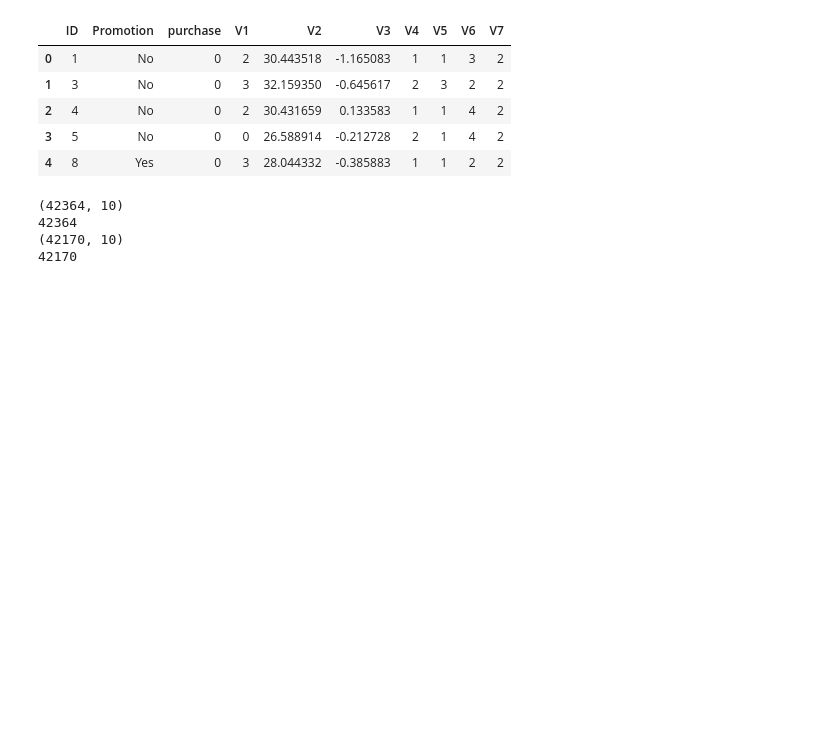
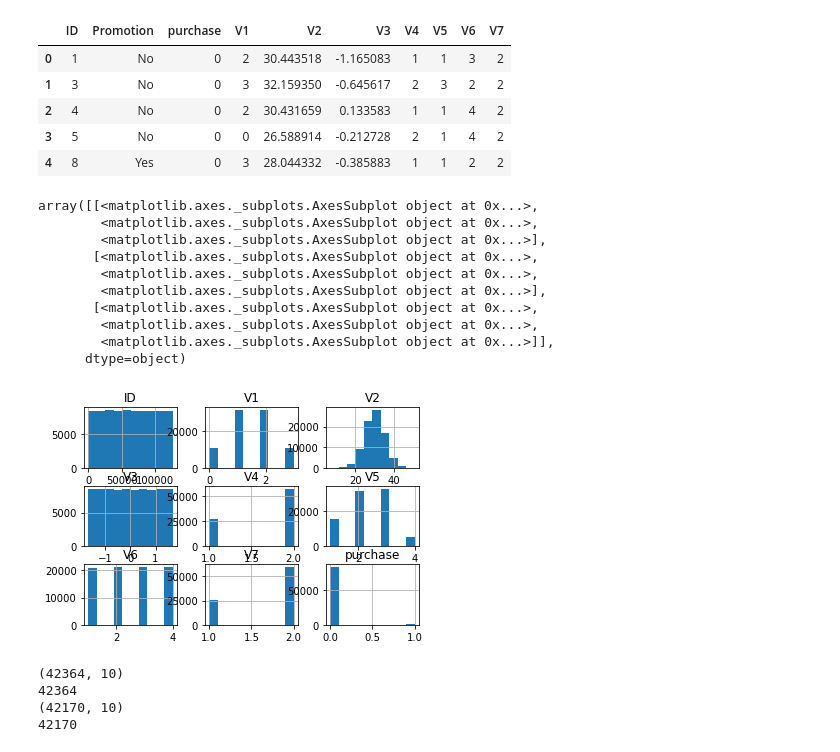
Before and after one commit to muellermax/Starbucks-promotion-experiment, a Jupyter notebook: Starbucks/Starbucks.ipynb, the cells around one changed output. Saved outputs shown, nothing was run; the diff lists cells and outputs as text; code cells hidden in the pictures; blank space fills up the shorter version.

```diff
--- a/Starbucks/Starbucks.ipynb
+++ b/Starbucks/Starbucks.ipynb
@@ -85,8 +88,19 @@ train_data.head()
 | 4 | 8 | Yes | 0 | 3 | 28.044332 | -0.385883 | 1 | 1 | 2 | 2 |
 # %%
 # First look at dataset
-#train_data.hist()
-# https://stackoverflow.com/questions/56153726/plot-k-nearest-neighbor-graph-with-8-features
+train_data.hist()
+# %% [output]
+array([[<matplotlib.axes._subplots.AxesSubplot object at 0x...>,
+        <matplotlib.axes._subplots.AxesSubplot object at 0x...>,
+        <matplotlib.axes._subplots.AxesSubplot object at 0x...>],
+       [<matplotlib.axes._subplots.AxesSubplot object at 0x...>,
+        <matplotlib.axes._subplots.AxesSubplot object at 0x...>,
+        <matplotlib.axes._subplots.AxesSubplot object at 0x...>],
+       [<matplotlib.axes._subplots.AxesSubplot object at 0x...>,
+        <matplotlib.axes._subplots.AxesSubplot object at 0x...>,
+        <matplotlib.axes._subplots.AxesSubplot object at 0x...>]],
+      dtype=object)
+[figure, added]
 # %%
 # Split dataset in experimental group and control group and check shape.
 
```
Also changed, not shown: parts of 17 cells of this notebook.
